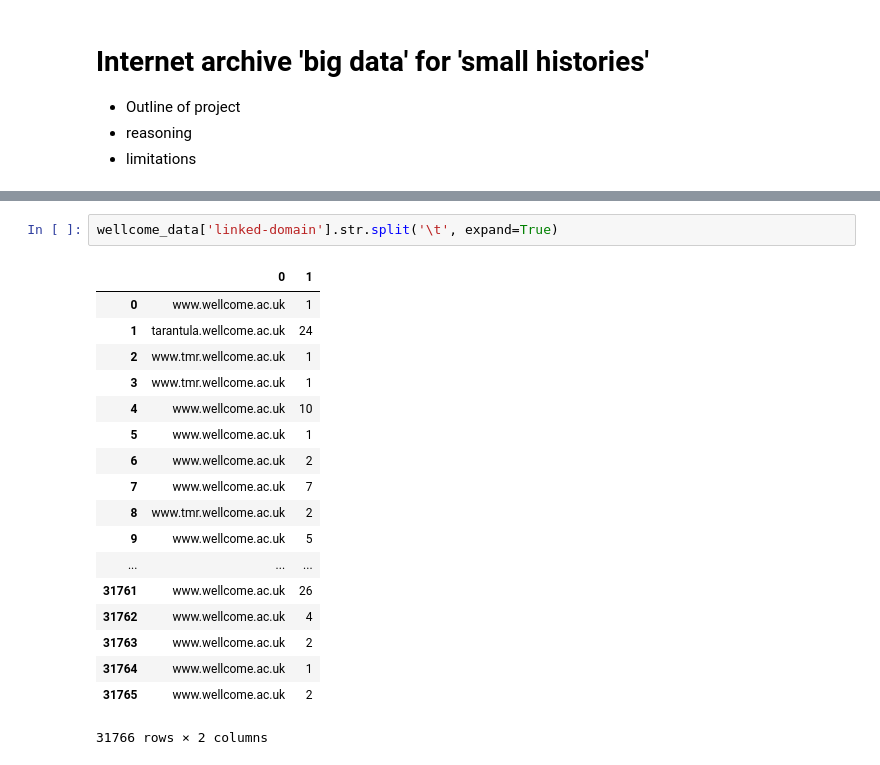
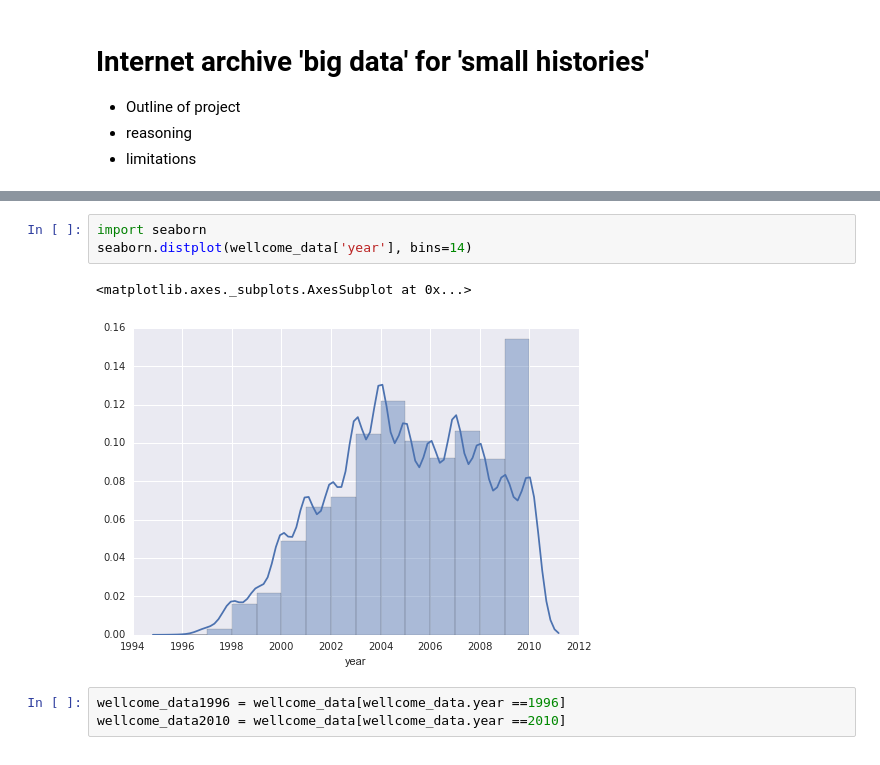
Before and after one commit to davanstrien/uk-web-archive-open-data-wellcome-project, a Jupyter notebook: Wellcome-linkage.ipynb, the cells around one changed output, grey strips where cells are left out. Cells and saved outputs as stored; diff of their text form.

```diff
--- a/Wellcome-linkage.ipynb
+++ b/Wellcome-linkage.ipynb
@@ -27,21 +39,9 @@ wellcome_data[:10]
-# %%
-wellcome_data['linked-domain'].str.split('\t', expand=True)
-# %% [output]
-|  | 0 | 1 |
-| 0 | www.wellcome.ac.uk | 1 |
-| 1 | tarantula.wellcome.ac.uk | 24 |
-| 2 | www.tmr.wellcome.ac.uk | 1 |
-| 3 | www.tmr.wellcome.ac.uk | 1 |
-| 4 | www.wellcome.ac.uk | 10 |
-| 5 | www.wellcome.ac.uk | 1 |
-| 6 | www.wellcome.ac.uk | 2 |
-| 7 | www.wellcome.ac.uk | 7 |
-| 8 | www.tmr.wellcome.ac.uk | 2 |
-| 9 | www.wellcome.ac.uk | 5 |
-| ... | ... | ... |
-| 31761 | www.wellcome.ac.uk | 26 |
-| 31762 | www.wellcome.ac.uk | 4 |
-| 31763 | www.wellcome.ac.uk | 2 |
-| 31764 | www.wellcome.ac.uk | 1 |
-| 31765 | www.wellcome.ac.uk | 2 |
-31766 rows × 2 columns
+# %%
+import seaborn
+seaborn.distplot(wellcome_data['year'], bins=14)
+# %% [output]
+<matplotlib.axes._subplots.AxesSubplot at 0x...>
+[figure, added]
+# %%
+wellcome_data1996 = wellcome_data[wellcome_data.year ==1996]
+wellcome_data2010 = wellcome_data[wellcome_data.year ==2010]
```
Also changed, not shown: parts of 5 cells of this notebook.
